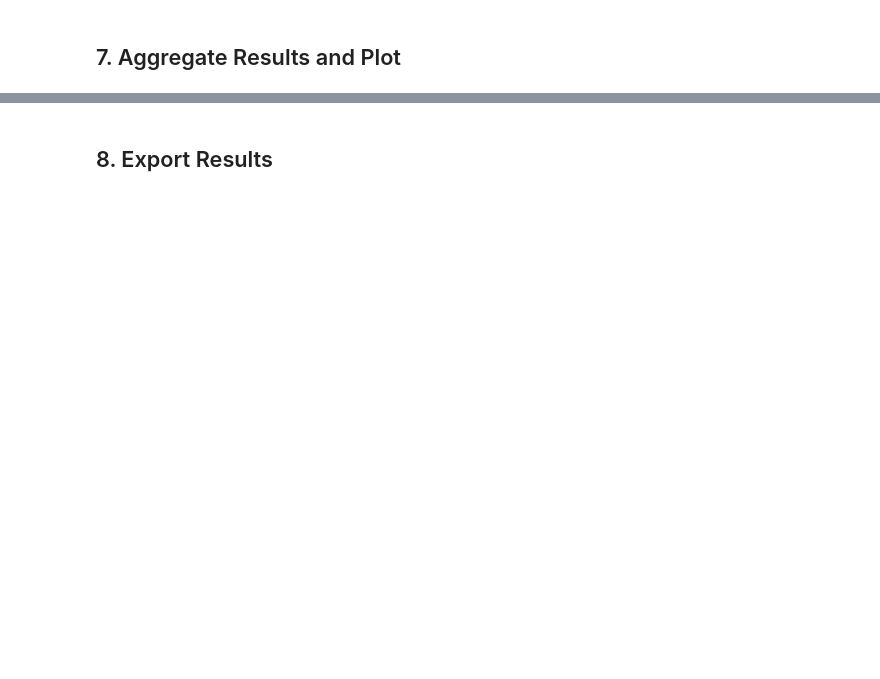
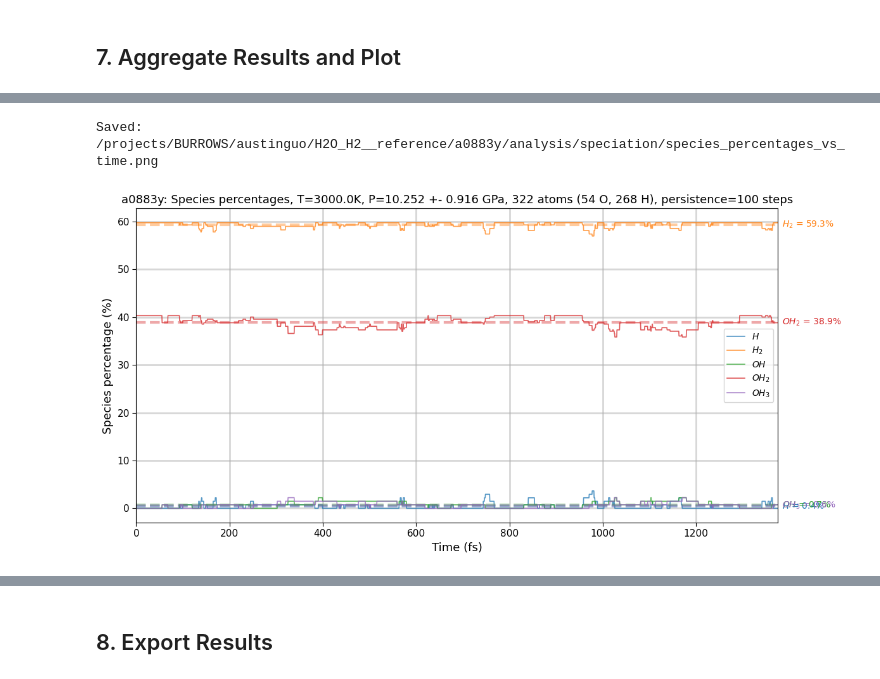
Before and after one commit to akashgpt/helpful_scripts, a Jupyter notebook: qmd/vasp/speciation_analysis__v2.ipynb, the cells around one changed output, grey strips where cells are left out. Drawn from its saved outputs; the diff is of its cells as text; code cells hidden in the pictures; blank space fills up the shorter version.

```diff
--- a/qmd/vasp/speciation_analysis__v2.ipynb
+++ b/qmd/vasp/speciation_analysis__v2.ipynb
@@ -165,15 +167,3 @@ numpy 2.4.2
 matplotlib 3.10.8
 pymatgen 2025.10.7
 ase 3.27.0
-# %%
-# ---- Plotting defaults ----
-plt.rcParams.update({
-    'font.size': 14,
-    'axes.labelsize': 16,
-    'xtick.labelsize': 12,
-    'ytick.labelsize': 12,
-    'legend.fontsize': 12,
-    'figure.figsize': (14, 8),
-    'xtick.major.size': 6,
-    'ytick.major.size': 6,
-})
@@ -1230,36 +1312,47 @@ total_species = np.sum(counts_array, axis=1, keepdims=True)
 total_species = np.where(total_species == 0, 1, total_species)
 percentages = counts_array / total_species * 100
 
-fig, ax = plt.subplots(figsize=(16, 9))
+# fig, ax = plt.subplots(figsize=(16, 9))
+fig, ax = plt.subplots(figsize=(12, 6))
 
 for plot_i, (label_latex, key) in enumerate(zip(top_formula_labels_latex, top_species_keys)):
     col_idx = species_keys.index(key)
     mean_pct = np.mean(percentages[:, col_idx])
+    p2_5 = np.percentile(percentages[:, col_idx], 2.5)
+    p97_5 = np.percentile(percentages[:, col_idx], 97.5)
     ax.plot(time_axis, percentages[:, col_idx], label=label_latex, color=f"C{plot_i}", alpha=0.75)
     ax.axhline(
-        mean_pct, color=f"C{plot_i}", linestyle="--", linewidth=3, alpha=0.5
+        mean_pct, color=f"C{plot_i}", linestyle="--", linewidth=3, alpha=0.4
     )
+    # ax.axhspan(
+
+    #     p2_5, p97_5,
+    #     color=f"C{plot_i}", alpha=0.25,
+    # )
     ax.annotate(
         f"{label_latex} = {mean_pct:.1f}%",
         xy=(time_axis[-1], mean_pct),
         xytext=(5, 0),
         textcoords="offset points",
         color=f"C{plot_i}",
         fontsize=10,
         va="center",
     )
 
 ax.set_xlabel("Time (fs)")
 ax.set_ylabel("Species percentage (%)")
 ax.set_title(
     f"{run_id}: Species percentages, T={sim_params['temperature_K']}K, P={sim_params['pressure_str']}, "
     f"{n_atoms_total} atoms ({', '.join(f'{len(ag)} {el}' for el, ag in atom_groups.items())}), "
     f"persistence={bond_persistence_steps} steps"
 )
 ax.legend(loc="best")
 ax.set_xlim(time_axis[0], time_axis[-1])
 plt.tight_layout()
 
 fig.savefig(os.path.join(output_dir, "species_percentages_vs_time.png"), dpi=150)
 print(f"Saved: {os.path.join(output_dir, 'species_percentages_vs_time.png')}")
 plt.show()
+# %% [output]
+Saved: /projects/BURROWS/austinguo/H2O_H2__reference/a0883y/analysis/speciation/species_percentages_vs_time.png
+[figure, added]
```
Also changed, not shown: parts of 17 cells of this notebook, 1 other file.
